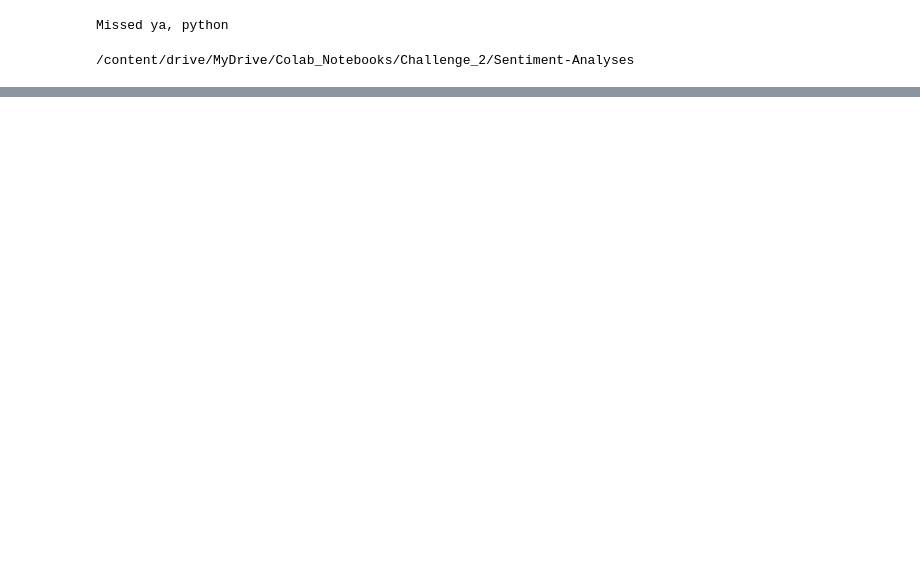
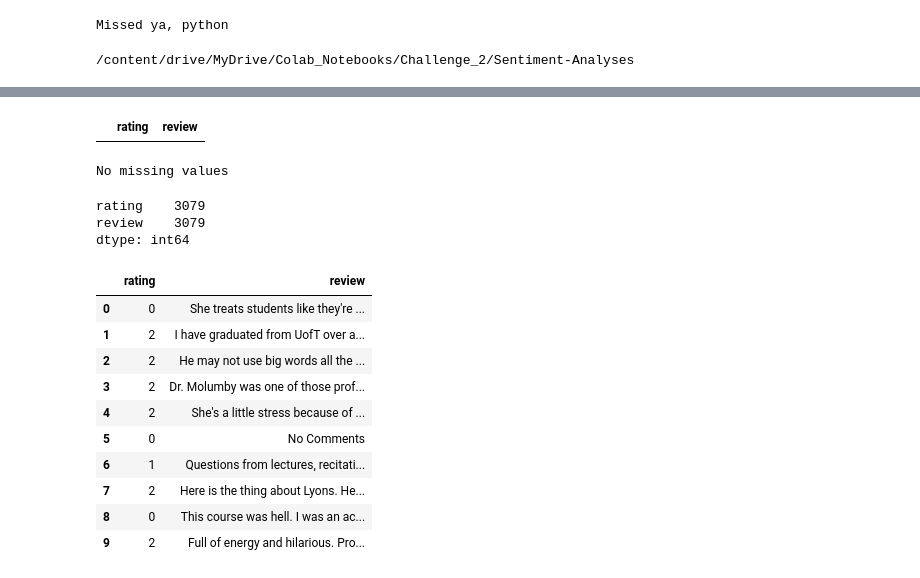
Before and after one commit to Murtaza-Kazmi/Sentiment-Analysis-, a Jupyter notebook: Project_file.ipynb, the cells around one changed output, grey strips where cells are left out. Drawn from its saved outputs; the diff is of its cells as text; code cells hidden in the pictures; blank space fills up the shorter version.

```diff
--- a/Project_file.ipynb
+++ b/Project_file.ipynb
@@ -58,0 +61,13 @@ df.head(10)
+# %%
+#No rating other than good, poor and average. Column is ok
+df[(df['rating'] != 'good') & (df['rating'] != 'poor') & (df['rating'] != 'average')]
+# %% [output]
+|  | rating | review |
+# %%
+print("No missing values")
+df.dropna().count()
+# %% [output]
+No missing values
+rating    3079
+review    3079
+dtype: int64
@@ -58,0 +79,17 @@ df.head(10)
+# %%
+#Converting to 0 for poor, 1 for average, and 2 for good.
+df['rating'] = df['rating'].apply(lambda x : 2 if x == 'good' else (0 if x == 'poor' else 1))
+
+df.head(10)
+# %% [output]
+|  | rating | review |
+| 0 | 0 | She treats students like they're ... |
+| 1 | 2 | I have graduated from UofT over a... |
+| 2 | 2 | He may not use big words all the ... |
+| 3 | 2 | Dr. Molumby was one of those prof... |
+| 4 | 2 | She's a little stress because of ... |
+| 5 | 0 | No Comments |
+| 6 | 1 | Questions from lectures, recitati... |
+| 7 | 2 | Here is the thing about Lyons. He... |
+| 8 | 0 | This course was hell. I was an ac... |
+| 9 | 2 | Full of energy and hilarious. Pro... |
```
Also changed, not shown: parts of 29 cells of this notebook.
